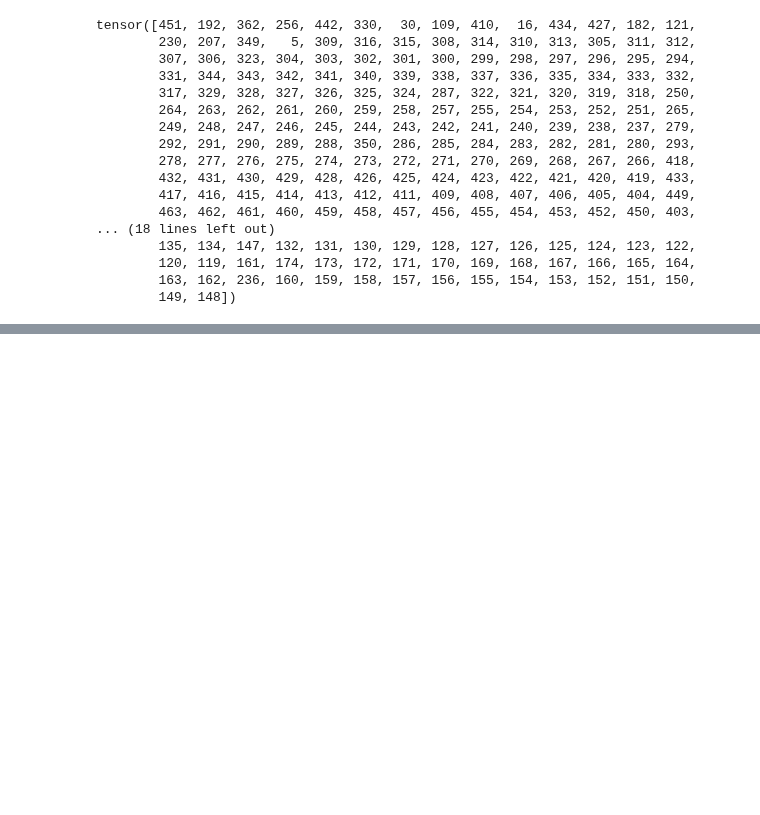
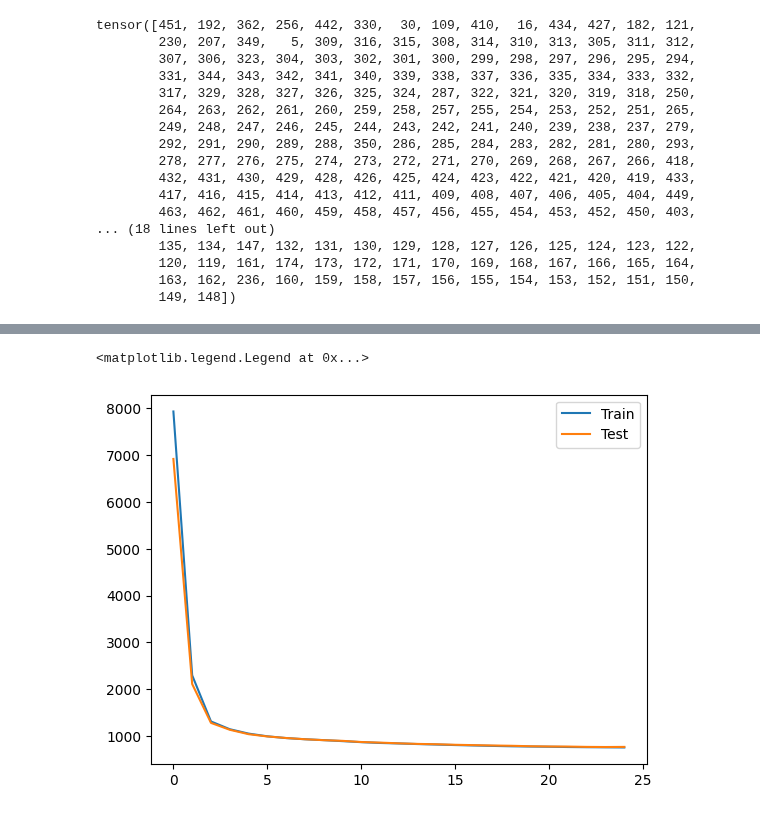
Before and after one commit to Musa-Azeem/protein-dihedral-visualization, a Jupyter notebook: ml_full_window.ipynb, the cells around one changed output, grey strips where cells are left out. Cells and saved outputs as stored; diff of their text form; code cells hidden in the pictures; blank space fills up the shorter version.

```diff
--- a/ml_full_window.ipynb
+++ b/ml_full_window.ipynb
@@ -846,0 +982,4 @@ x = torch.nested.nested_tensor([torch.cat(xi, dim=0) for xi in xs])
+# %%
+X_lens = [5, 3, 2]
+winsizes = [5,6,7]
+device = torch.device('cuda' if torch.cuda.is_available() else 'cpu')
@@ -846,0 +1145,6 @@ x = torch.nested.nested_tensor([torch.cat(xi, dim=0) for xi in xs])
+# %%
+x_medoids, x_af, x_res, y = next(iter(train_dataloader))
+x_medoids = [m.to(device) for m in x_medoids]
+pred = model(x_medoids, x_res.to(device))
+print(pred.shape)
+criterion(pred, y.to(device))
@@ -846,0 +1212,8 @@ x = torch.nested.nested_tensor([torch.cat(xi, dim=0) for xi in xs])
+# %%
+plt.plot(losses[0], label='Train')
+plt.plot(losses[1], label='Test')
+plt.legend()
+# plt.ylim(700, 750)
+# %% [output]
+<matplotlib.legend.Legend at 0x...>
+[figure, added]
```
Also changed, not shown: parts of 28 cells of this notebook, 23 other files.
